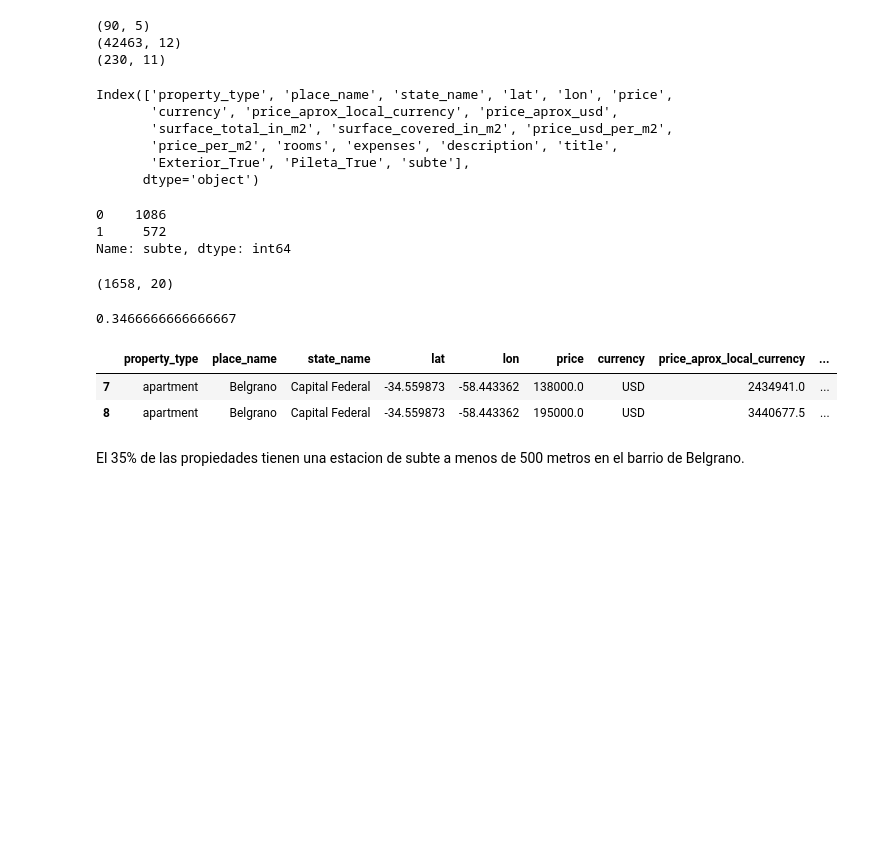
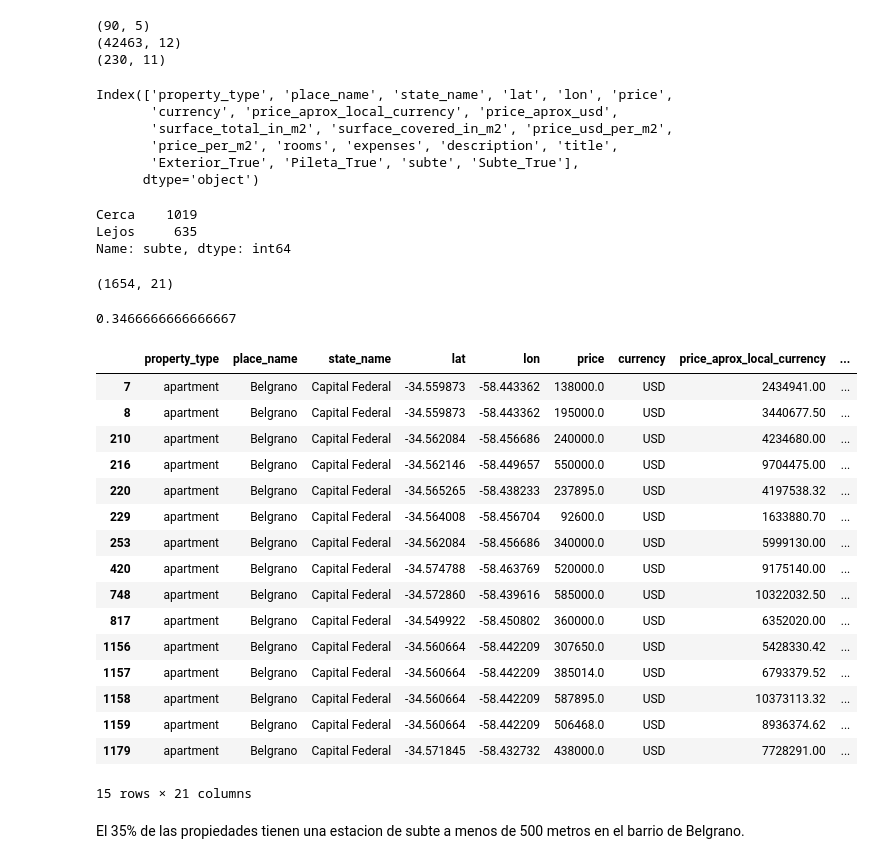
Before and after one commit to carlachka/grupo2dh, a Jupyter notebook: ws1/notebooks/belgrano.ipynb, the cells around one changed output. Drawn from its saved outputs; the diff is of its cells as text; code cells hidden in the pictures; blank space fills up the shorter version.

```diff
--- a/ws1/notebooks/belgrano.ipynb
+++ b/ws1/notebooks/belgrano.ipynb
@@ -212,7 +217,7 @@ Nuevas columnas/variables:
 
 [volver a TOC](#section_toc)
 # %%
-df = pd.read_csv("properati.csv", index_col=0)
+df = pd.read_csv("../data/properati.csv", index_col=0)
 # %% [markdown]
 El dataset contiene información sobre todas las propiedades georeferenciadas de la base
 de datos de la empresa. La información de cada propiedad que incluye es la siguiente:
@@ -1831,4 +1846,19 @@ print(ferro.shape)
 (230, 11)
 # %%
 bel_subte = bel_dummies
+# %%
+latlon = bel_subte[['lat','lon']]  #cambiar aca dataset final a usar por el df_barrios
+latlon_subte = subte[['long','lat']]  # variable subte esta la data de subtes y toma solo long y lat
+latlon_ = latlon.copy()
+for index, row in latlon_.iterrows():
+    distancia = haversine_np(row['lon'],row['lat'],latlon_subte['long'],latlon_subte['lat'])
+    if any(distancia < 1):
+        latlon_.loc[index, 'subte'] = "Cerca"
+    else:
+        latlon_.loc[index, 'subte'] = "Lejos"
+bel_subte = pd.concat([bel_subte,latlon_['subte']],axis=1)     # cambiar aca dataset final a usar
+# %%
+mask_subte = bel_subte['subte'] == "Cerca"
+dummies_subte = pd.get_dummies(mask_subte, prefix='Subte', drop_first=True)
+bel_subte = bel_subte.join(dummies_subte)
 # %%
@@ -1849,28 +1879,42 @@ Index(['property_type', 'place_name', 'state_name', 'lat', 'lon', 'price',
        'currency', 'price_aprox_local_currency', 'price_aprox_usd',
        'surface_total_in_m2', 'surface_covered_in_m2', 'price_usd_per_m2',
        'price_per_m2', 'rooms', 'expenses', 'description', 'title',
-       'Exterior_True', 'Pileta_True', 'subte'],
+       'Exterior_True', 'Pileta_True', 'subte', 'Subte_True'],
       dtype='object')
 # %%
 bel_subte.subte.value_counts()
 # %% [output]
-0    1086
-1     572
+Cerca    1019
+Lejos     635
 Name: subte, dtype: int64
 # %%
 bel_subte.shape
 # %% [output]
-(1658, 20)
+(1654, 21)
 # %%
 572/1650
 # %% [output]
 0.3466666666666667
 # %%
-bel_subte.head(2)
+bel_subte.head(15)
 # %% [output]
 |  | property_type | place_name | state_name | lat | lon | price | currency | price_aprox_local_currency | ... |
-| 7 | apartment | Belgrano | Capital Federal | -34.559873 | -58.443362 | 138000.0 | USD | 2434941.0 | ... |
-| 8 | apartment | Belgrano | Capital Federal | -34.559873 | -58.443362 | 195000.0 | USD | 3440677.5 | ... |
+| 7 | apartment | Belgrano | Capital Federal | -34.559873 | -58.443362 | 138000.0 | USD | 2434941.00 | ... |
+| 8 | apartment | Belgrano | Capital Federal | -34.559873 | -58.443362 | 195000.0 | USD | 3440677.50 | ... |
+| 210 | apartment | Belgrano | Capital Federal | -34.562084 | -58.456686 | 240000.0 | USD | 4234680.00 | ... |
+| 216 | apartment | Belgrano | Capital Federal | -34.562146 | -58.449657 | 550000.0 | USD | 9704475.00 | ... |
+| 220 | apartment | Belgrano | Capital Federal | -34.565265 | -58.438233 | 237895.0 | USD | 4197538.32 | ... |
+| 229 | apartment | Belgrano | Capital Federal | -34.564008 | -58.456704 | 92600.0 | USD | 1633880.70 | ... |
+| 253 | apartment | Belgrano | Capital Federal | -34.562084 | -58.456686 | 340000.0 | USD | 5999130.00 | ... |
+| 420 | apartment | Belgrano | Capital Federal | -34.574788 | -58.463769 | 520000.0 | USD | 9175140.00 | ... |
+| 748 | apartment | Belgrano | Capital Federal | -34.572860 | -58.439616 | 585000.0 | USD | 10322032.50 | ... |
+| 817 | apartment | Belgrano | Capital Federal | -34.549922 | -58.450802 | 360000.0 | USD | 6352020.00 | ... |
+| 1156 | apartment | Belgrano | Capital Federal | -34.560664 | -58.442209 | 307650.0 | USD | 5428330.42 | ... |
+| 1157 | apartment | Belgrano | Capital Federal | -34.560664 | -58.442209 | 385014.0 | USD | 6793379.52 | ... |
+| 1158 | apartment | Belgrano | Capital Federal | -34.560664 | -58.442209 | 587895.0 | USD | 10373113.32 | ... |
+| 1159 | apartment | Belgrano | Capital Federal | -34.560664 | -58.442209 | 506468.0 | USD | 8936374.62 | ... |
+| 1179 | apartment | Belgrano | Capital Federal | -34.571845 | -58.432732 | 438000.0 | USD | 7728291.00 | ... |
+15 rows × 21 columns
 # %% [markdown]
 El 35% de las propiedades tienen una estacion de subte a menos de 500 metros en el barrio de Belgrano.
 # %% [markdown]
```
Also changed, not shown: parts of 34 cells of this notebook, 4 other files.
